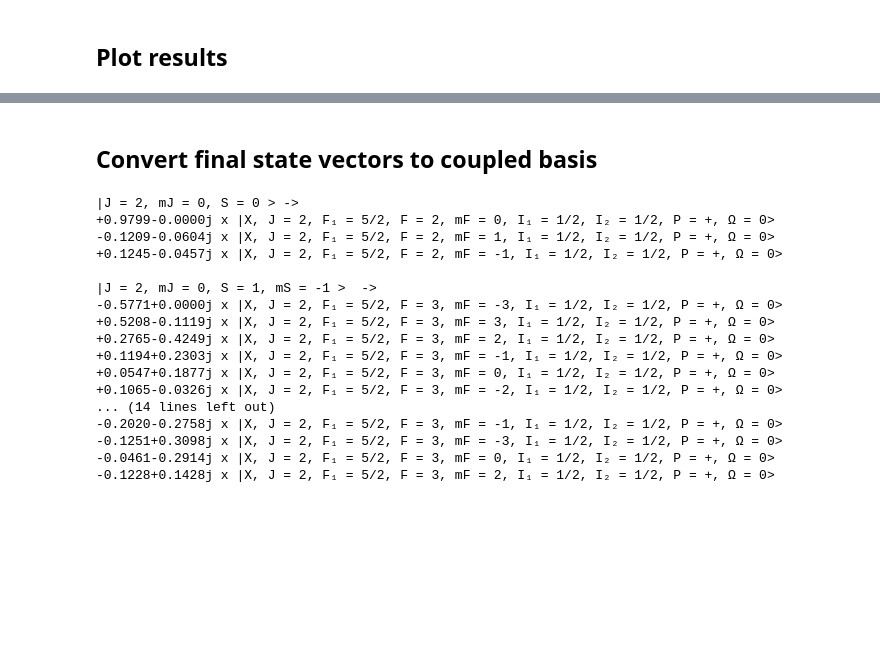
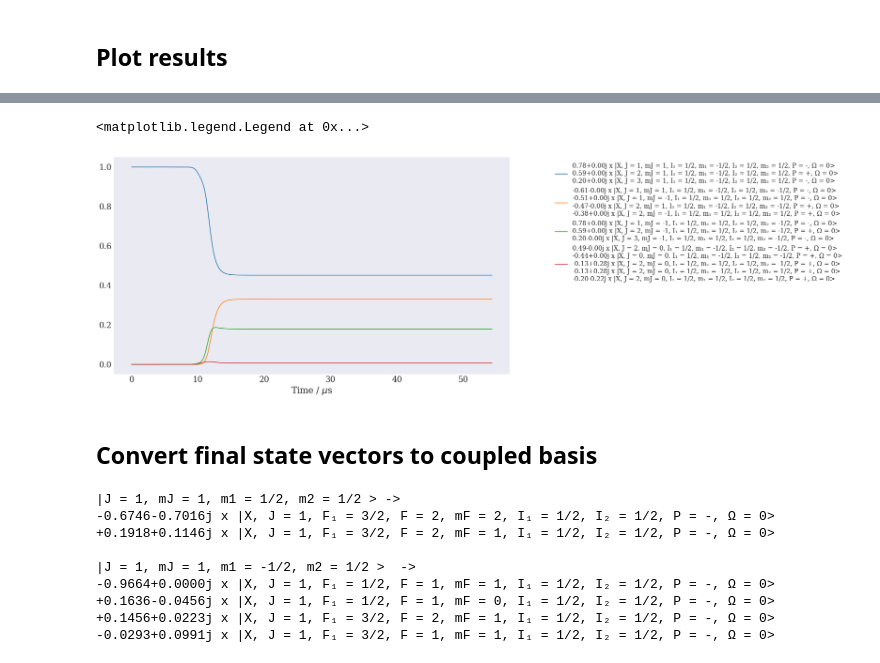
Before and after one commit to otimgren/centrex-state-prep, a Jupyter notebook: examples/State evolution for experimental testing of SPA.ipynb, the cells around one changed output, grey strips where cells are left out. Cells and saved outputs as stored; diff of their text form; code cells hidden in the pictures; blank space fills up the shorter version.

```diff
--- a/examples/State evolution for experimental testing of SPA.ipynb
+++ b/examples/State evolution for experimental testing of SPA.ipynb
@@ -121,50 +104,37 @@ ax.legend(fontsize = 14, bbox_to_anchor = (1.1,1))
+# %%
+initial_state = result.initial_states[1]
+large_prob_states = result.find_large_prob_states(initial_state, N=4)
+fig, ax = plt.subplots()
+result.plot_state_probabilities(large_prob_states, initial_state, ax = ax, tolerance = 0.2)
+ax.legend(fontsize = 14, bbox_to_anchor = (1.1,1))
+# %% [output]
+<matplotlib.legend.Legend at 0x...>
+[figure, added]
 # %% [markdown]
 ## Convert final state vectors to coupled basis
 # %%
 QN = result.hamiltonian.QN
 
 # Starting in singlet
-final_state_vec_singlet = result.psis[-1,0,:]
-final_state_singlet = (vector_to_state(final_state_vec_singlet, QN).remove_small_components().transform_to_coupled()
+final_state_vec_J1_up = result.psis[-1,0,:]
+final_state_J1_up = (vector_to_state(final_state_vec_J1_up, QN).remove_small_components().transform_to_coupled()
                        .order_by_amp())
-print("|J = 2, mJ = 0, S = 0 > ->")
-final_state_singlet.make_real().print_state()
+print("|J = 1, mJ = 1, m1 = 1/2, m2 = 1/2 > ->")
+final_state_J1_up.make_real().print_state()
 
-#Starting in triplet_m
-final_state_vec_triplet_m = result.psis[-1,1,:]
-final_state_triplet_m = (vector_to_state(final_state_vec_triplet_m, QN).remove_small_components().transform_to_coupled()
+
+final_state_vec_J1_down = result.psis[-1,1,:]
+final_state_J1_down = (vector_to_state(final_state_vec_J1_down, QN).remove_small_components().transform_to_coupled()
                          .order_by_amp())
-print("\n|J = 2, mJ = 0, S = 1, mS = -1 >  ->")
-final_state_triplet_m.make_real().print_state()
-
-#Starting in triplet_0
-final_state_vec_triplet_0 = result.psis[-1,2,:]
-final_state_triplet_0 = (vector_to_state(final_state_vec_triplet_0, QN).remove_small_components().transform_to_coupled()
-                         .order_by_amp())
-print("\n|J = 2, mJ = 0, S = 1, mS = 0 >  ->")
-final_state_triplet_0.make_real().print_state()
-
-#Starting in triplet_p
-final_state_vec_triplet_p = result.psis[-1,3,:]
-final_state_triplet_p = (vector_to_state(final_state_vec_triplet_p, QN).remove_small_components().transform_to_coupled()
-                         .order_by_amp())
-print("\n|J = 2, mJ = 0, S = 1, mS = 1 >  ->")
-final_state_triplet_p.make_real().print_state()
+print("\n|J = 1, mJ = 1, m1 = -1/2, m2 = 1/2 >  ->")
+final_state_J1_down.make_real().print_state()
 # %% [output]
-|J = 2, mJ = 0, S = 0 > ->
-+0.9799-0.0000j x |X, J = 2, F₁ = 5/2, F = 2, mF = 0, I₁ = 1/2, I₂ = 1/2, P = +, Ω = 0>
--0.1209-0.0604j x |X, J = 2, F₁ = 5/2, F = 2, mF = 1, I₁ = 1/2, I₂ = 1/2, P = +, Ω = 0>
-+0.1245-0.0457j x |X, J = 2, F₁ = 5/2, F = 2, mF = -1, I₁ = 1/2, I₂ = 1/2, P = +, Ω = 0>
+|J = 1, mJ = 1, m1 = 1/2, m2 = 1/2 > ->
+-0.6746-0.7016j x |X, J = 1, F₁ = 3/2, F = 2, mF = 2, I₁ = 1/2, I₂ = 1/2, P = -, Ω = 0>
++0.1918+0.1146j x |X, J = 1, F₁ = 3/2, F = 2, mF = 1, I₁ = 1/2, I₂ = 1/2, P = -, Ω = 0>
 
-|J = 2, mJ = 0, S = 1, mS = -1 >  ->
--0.5771+0.0000j x |X, J = 2, F₁ = 5/2, F = 3, mF = -3, I₁ = 1/2, I₂ = 1/2, P = +, Ω = 0>
-+0.5208-0.1119j x |X, J = 2, F₁ = 5/2, F = 3, mF = 3, I₁ = 1/2, I₂ = 1/2, P = +, Ω = 0>
-+0.2765-0.4249j x |X, J = 2, F₁ = 5/2, F = 3, mF = 2, I₁ = 1/2, I₂ = 1/2, P = +, Ω = 0>
-+0.1194+0.2303j x |X, J = 2, F₁ = 5/2, F = 3, mF = -1, I₁ = 1/2, I₂ = 1/2, P = +, Ω = 0>
-+0.0547+0.1877j x |X, J = 2, F₁ = 5/2, F = 3, mF = 0, I₁ = 1/2, I₂ = 1/2, P = +, Ω = 0>
-+0.1065-0.0326j x |X, J = 2, F₁ = 5/2, F = 3, mF = -2, I₁ = 1/2, I₂ = 1/2, P = +, Ω = 0>
-... (14 lines left out)
--0.2020-0.2758j x |X, J = 2, F₁ = 5/2, F = 3, mF = -1, I₁ = 1/2, I₂ = 1/2, P = +, Ω = 0>
--0.1251+0.3098j x |X, J = 2, F₁ = 5/2, F = 3, mF = -3, I₁ = 1/2, I₂ = 1/2, P = +, Ω = 0>
--0.0461-0.2914j x |X, J = 2, F₁ = 5/2, F = 3, mF = 0, I₁ = 1/2, I₂ = 1/2, P = +, Ω = 0>
--0.1228+0.1428j x |X, J = 2, F₁ = 5/2, F = 3, mF = 2, I₁ = 1/2, I₂ = 1/2, P = +, Ω = 0>
+|J = 1, mJ = 1, m1 = -1/2, m2 = 1/2 >  ->
+-0.9664+0.0000j x |X, J = 1, F₁ = 1/2, F = 1, mF = 1, I₁ = 1/2, I₂ = 1/2, P = -, Ω = 0>
++0.1636-0.0456j x |X, J = 1, F₁ = 1/2, F = 1, mF = 0, I₁ = 1/2, I₂ = 1/2, P = -, Ω = 0>
++0.1456+0.0223j x |X, J = 1, F₁ = 3/2, F = 2, mF = 1, I₁ = 1/2, I₂ = 1/2, P = -, Ω = 0>
+-0.0293+0.0991j x |X, J = 1, F₁ = 3/2, F = 1, mF = 1, I₁ = 1/2, I₂ = 1/2, P = -, Ω = 0>
```
Also changed, not shown: parts of 49 cells of this notebook, 2 other files.
